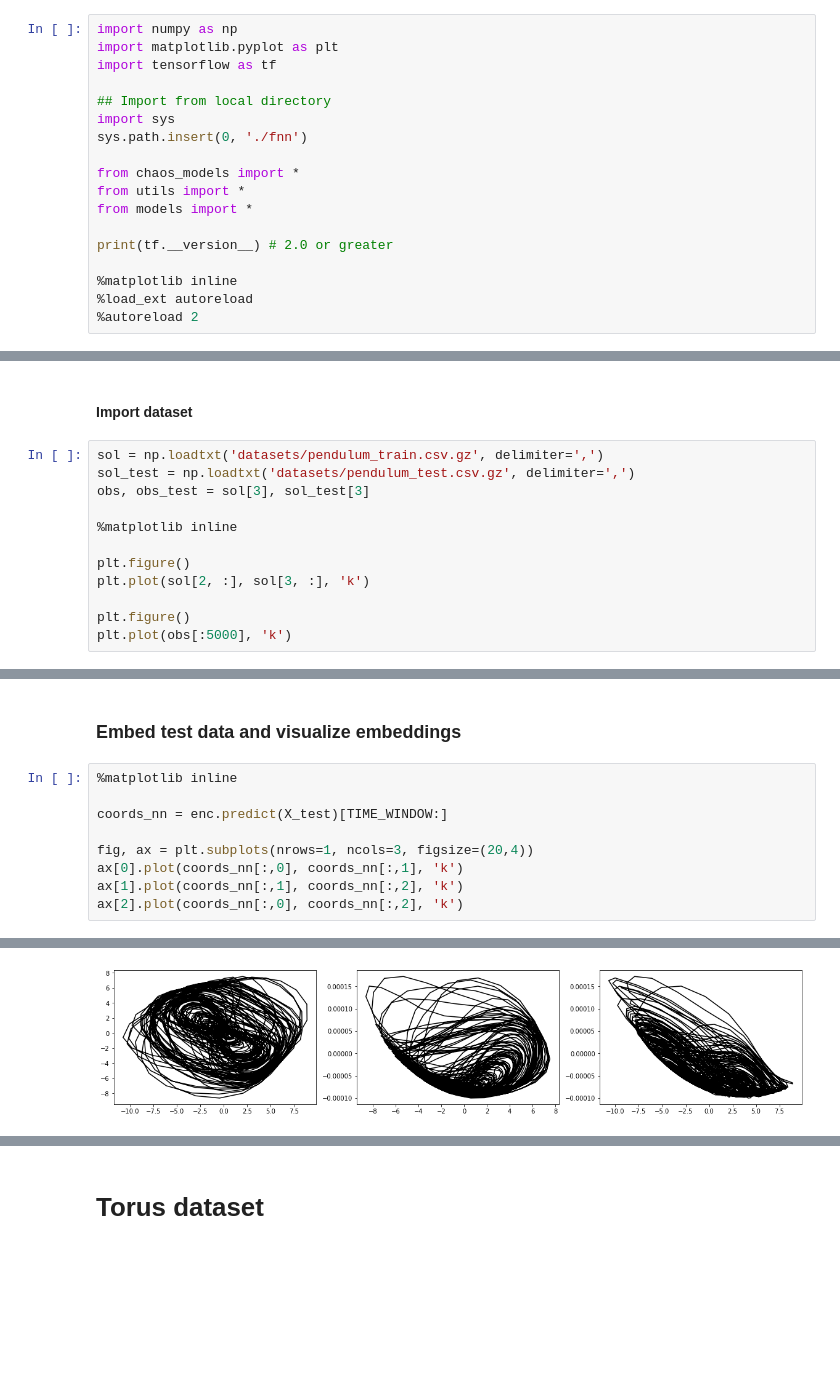
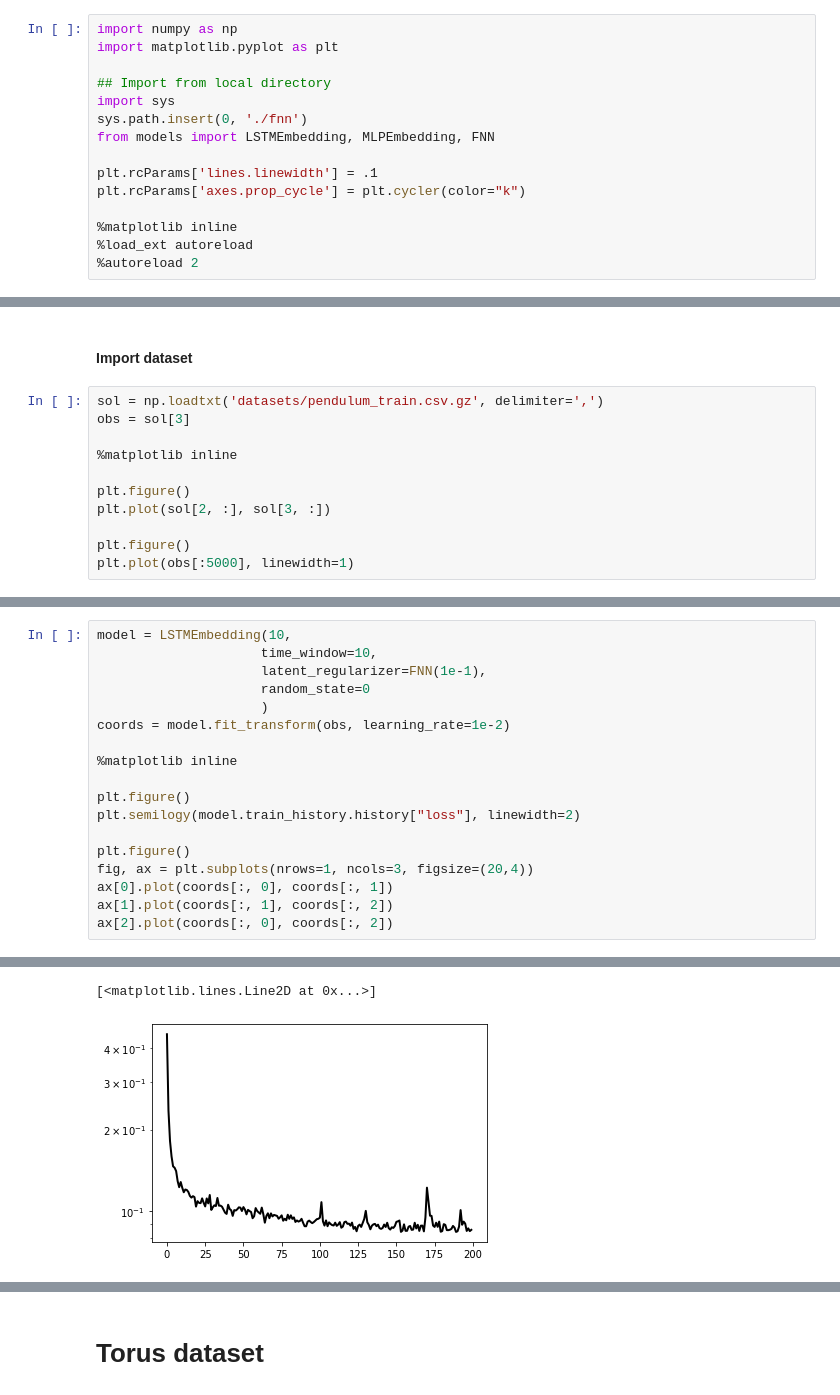
Before and after one commit to williamgilpin/fnn, a Jupyter notebook: demos.ipynb, the cells around one changed output, grey strips where cells are left out. Cells and saved outputs as stored; diff of their text form; blank space fills up the shorter version.

```diff
--- a/demos.ipynb
+++ b/demos.ipynb
@@ -3,17 +3,14 @@
 # %%
 import numpy as np
 import matplotlib.pyplot as plt
-import tensorflow as tf
 
 ## Import from local directory
 import sys
 sys.path.insert(0, './fnn')
+from models import LSTMEmbedding, MLPEmbedding, FNN
 
-from chaos_models import *
-from utils import *
-from models import *
-
-print(tf.__version__) # 2.0 or greater
+plt.rcParams['lines.linewidth'] = .1
+plt.rcParams['axes.prop_cycle'] = plt.cycler(color="k")
 
 %matplotlib inline
 %load_ext autoreload
@@ -135,15 +88,14 @@ Experimental dataset from [Asseman et al 2019](https://developer.ibm.com/exchang
 #### Import dataset
 # %%
 sol = np.loadtxt('datasets/pendulum_train.csv.gz', delimiter=',')
-sol_test = np.loadtxt('datasets/pendulum_test.csv.gz', delimiter=',')
-obs, obs_test = sol[3], sol_test[3]
+obs = sol[3]
 
 %matplotlib inline
 
 plt.figure()
-plt.plot(sol[2, :], sol[3, :], 'k')
+plt.plot(sol[2, :], sol[3, :])
 
 plt.figure()
-plt.plot(obs[:5000], 'k')
+plt.plot(obs[:5000], linewidth=1)
 # %% [output]
 [<matplotlib.lines.Line2D at 0x...>]
@@ -191,12 +104,19 @@ plt.legend(["Total Loss", "False-neighbors Loss"])
-# %% [markdown]
-### Embed test data and visualize embeddings
 # %%
+model = LSTMEmbedding(10,
+                     time_window=10,
+                     latent_regularizer=FNN(1e-1),
+                     random_state=0
+                     )
+coords = model.fit_transform(obs, learning_rate=1e-2)
+
 %matplotlib inline
 
-coords_nn = enc.predict(X_test)[TIME_WINDOW:]
+plt.figure()
+plt.semilogy(model.train_history.history["loss"], linewidth=2)
 
+plt.figure()
 fig, ax = plt.subplots(nrows=1, ncols=3, figsize=(20,4))
-ax[0].plot(coords_nn[:,0], coords_nn[:,1], 'k')
-ax[1].plot(coords_nn[:,1], coords_nn[:,2], 'k')
-ax[2].plot(coords_nn[:,0], coords_nn[:,2], 'k')
+ax[0].plot(coords[:, 0], coords[:, 1])
+ax[1].plot(coords[:, 1], coords[:, 2])
+ax[2].plot(coords[:, 0], coords[:, 2])
 # %% [output]
@@ -204 +131,2 @@ ax[2].plot(coords_nn[:,0], coords_nn[:,2], 'k')
+[<matplotlib.lines.Line2D at 0x...>]
-[figure, old version]
+[figure, new version]
```
Also changed, not shown: parts of 36 cells of this notebook, 12 other files.
